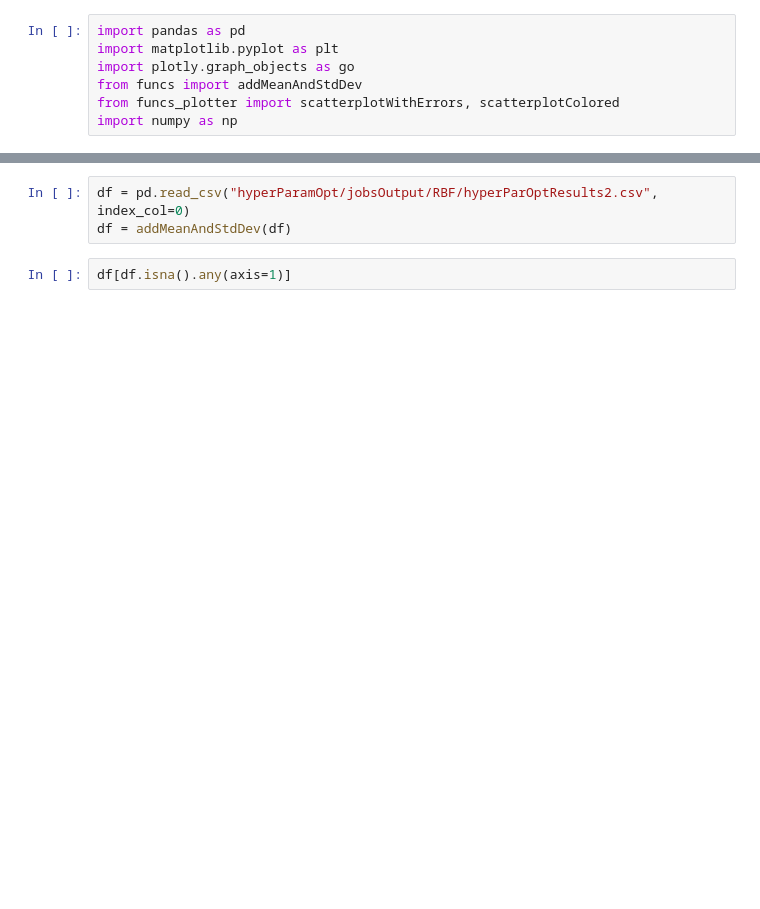
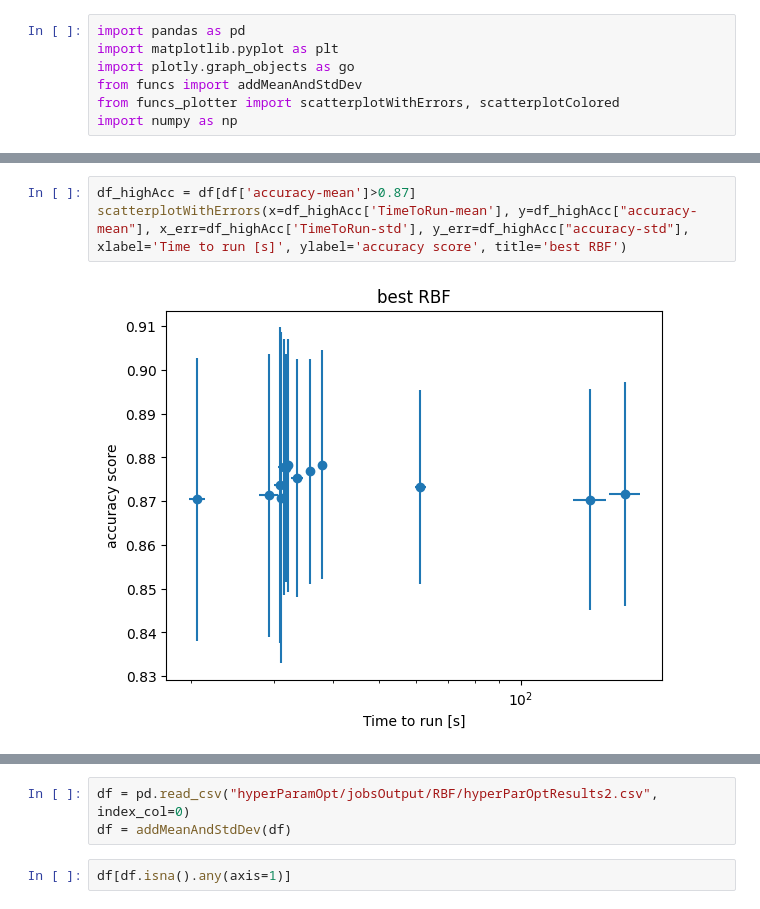
Before and after one commit to mhassans/galaxyMorphology, a Jupyter notebook: PlotHyperParamOpt.ipynb, the cells around one changed output, grey strips where cells are left out. Drawn from its saved outputs; the diff is of its cells as text; blank space fills up the shorter version.

```diff
--- a/PlotHyperParamOpt.ipynb
+++ b/PlotHyperParamOpt.ipynb
@@ -7,0 +33,5 @@ import numpy as np
+# %%
+df_highAcc = df[df['accuracy-mean']>0.87]
+scatterplotWithErrors(x=df_highAcc['TimeToRun-mean'], y=df_highAcc["accuracy-mean"], x_err=df_highAcc['TimeToRun-std'], y_err=df_highAcc["accuracy-std"], xlabel='Time to run [s]', ylabel='accuracy score', title='best RBF')
+# %% [output]
+[figure, added]
```
Also changed, not shown: parts of 23 cells of this notebook, 1 other file.
